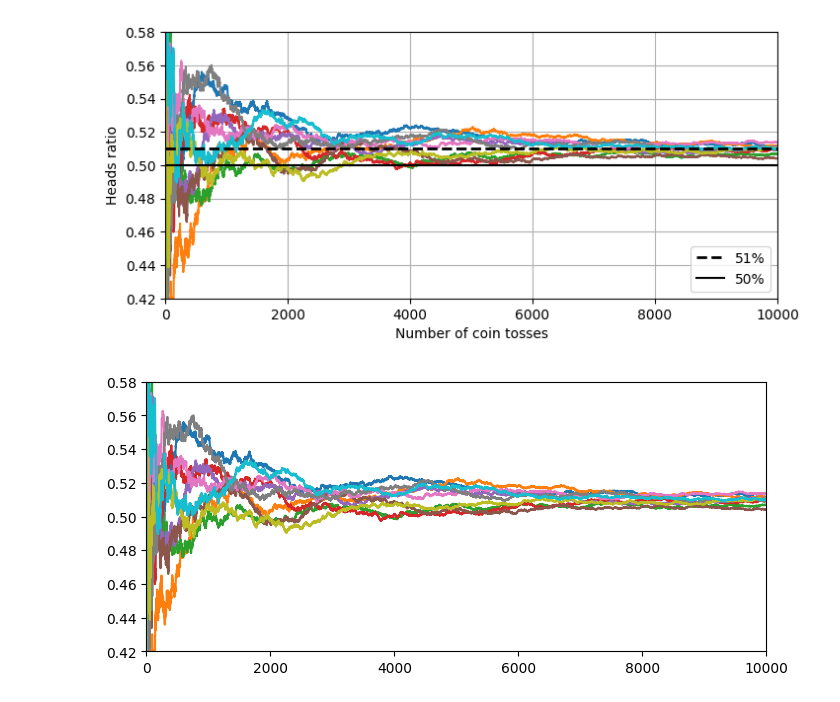
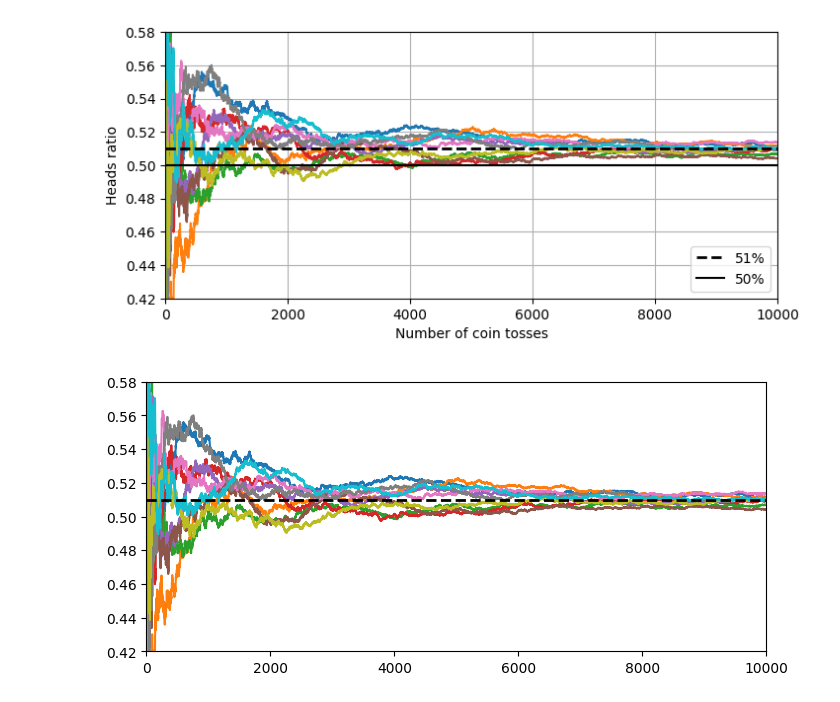
Before and after one commit to JAYANT-101/Machine-learning, a Jupyter notebook: Ensemble_learning_and_random_forests.ipynb, the cells around one changed output. Drawn from its saved outputs; the diff is of its cells as text; code cells hidden in the pictures.

```diff
--- a/Ensemble_learning_and_random_forests.ipynb
+++ b/Ensemble_learning_and_random_forests.ipynb
@@ -25,12 +25,13 @@ plt.show()
 # %%
 heads_proba=0.51
 np.random.seed(42)
 coin_tosses=(np.random.rand(10000,10)<heads_proba).astype(np.int32)
 cumulative_heads = coin_tosses.cumsum(axis=0)
 cumulative_heads_ratio = cumulative_heads / np.arange(1, 10001).reshape(-1, 1)
 plt.figure(figsize=(8, 3.5))
 plt.plot(cumulative_heads_ratio)
+plt.plot([0, 10000], [0.51, 0.51], "k--", linewidth=2, label="51%")
 plt.axis([0, 10000, 0.42, 0.58])
 plt.show()
 # %% [output]
-[figure, old version]
+[figure, new version]
```
